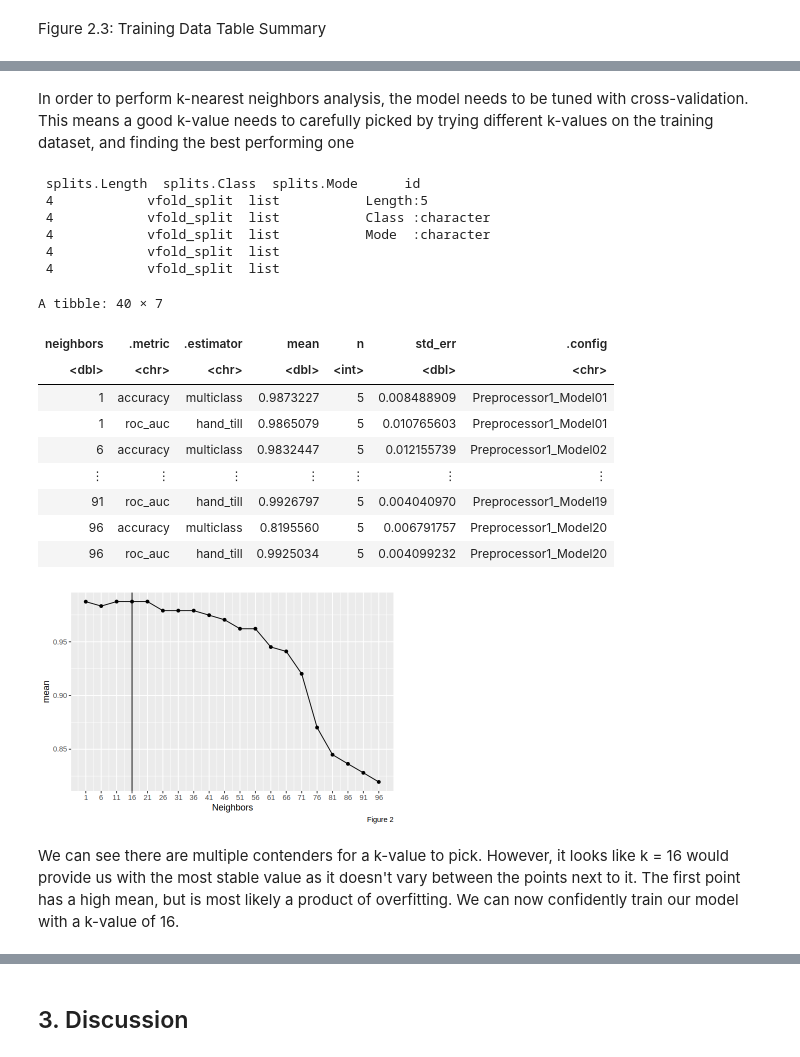
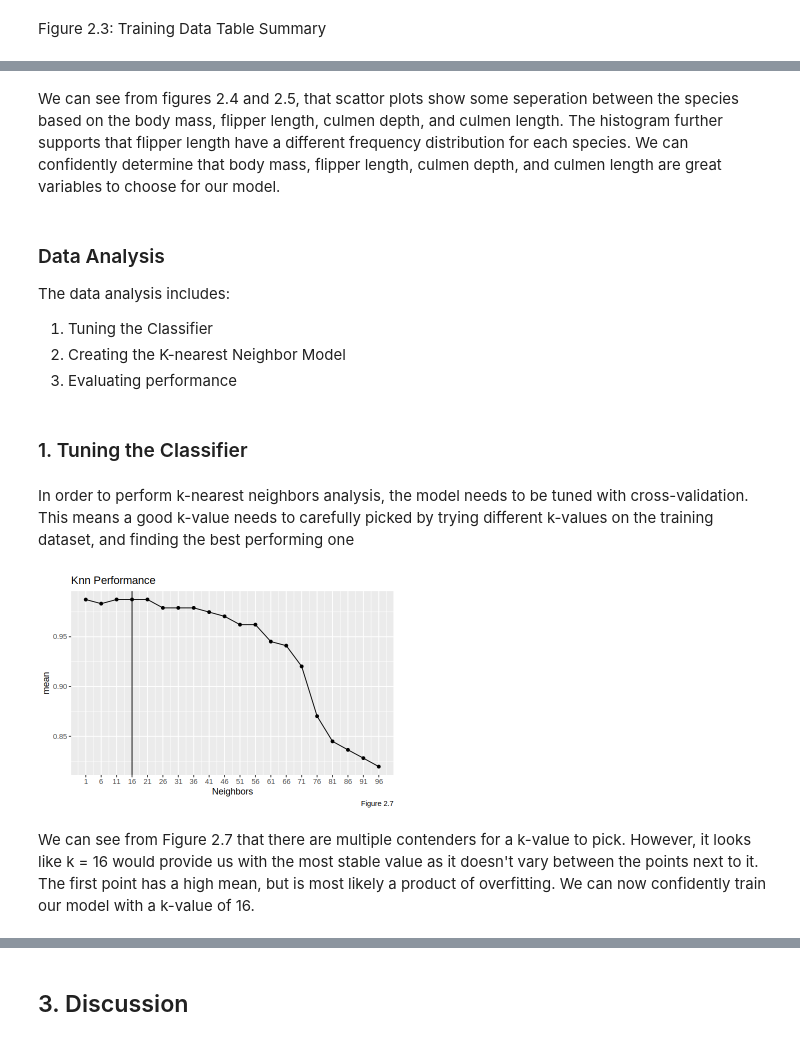
Before and after one commit to matthewsans/DCSI-100-group-project, a Jupyter notebook: Final Final.ipynb, the cells around one changed output, grey strips where cells are left out. Drawn from its saved outputs; the diff is of its cells as text; code cells hidden in the pictures.

```diff
--- a/Final Final.ipynb
+++ b/Final Final.ipynb
@@ -201,3 +210,13 @@ penguin_visual3
+# %% [markdown]
+We can see from figures 2.4 and 2.5, that scattor plots show some seperation between the species based on the body mass, flipper length, culmen depth, and culmen length. The histogram further supports that flipper length have a different frequency distribution for each species. We can confidently determine that body mass, flipper length, culmen depth, and culmen length are great variables to choose for our model.
+# %% [markdown]
+### Data Analysis
+The data analysis includes:
+1. Tuning the Classifier
+2. Creating the K-nearest Neighbor Model
+3. Evaluating performance
+# %% [markdown]
+### 1. Tuning the Classifier
 # %% [markdown]
 In order to perform k-nearest neighbors analysis, the model needs to be tuned with cross-validation. This means a good k-value needs to carefully picked by trying different k-values on the training dataset, and finding the best performing one
 # %%
@@ -210,52 +229,34 @@ new_penguin_plot <- ggplot(penguin_training, aes(x = island, colour = species))
                            geom_bar()
 k_vals <- tibble(neighbors = seq(from = 1, to = 100, by = 5))
 
 penguin_vfold <- vfold_cv(penguin_training, v = 5, strata = species)
 
 penguin_spec <- nearest_neighbor(weight_func = "rectangular", neighbors = tune()) |>
   set_engine("kknn") |>
   set_mode("classification")
 
 penguin_recipe <- recipe(species ~ ., data = penguin_training) |>
     step_center(all_predictors()) |>
     step_scale(all_predictors())
 #Cross-validation
 penguin_fit <- workflow() |>
     add_recipe(penguin_recipe) |>
     add_model(penguin_spec) |>
     tune_grid(resamples = penguin_vfold, grid = k_vals ) |>
     collect_metrics()
 
 options(repr.plot.width = 6, repr.plot.height = 4)
 nn_plot <- penguin_fit |>
     filter(.metric == "accuracy") |>
     ggplot(aes(x = neighbors, y = mean)) +
            geom_line() +
            geom_point() +
            geom_vline(xintercept = 16) +
            scale_x_continuous(breaks = seq(1, 100, by = 5)) +
-           labs(x = "Neighbors", y = "mean", caption = "Figure 2")
+           labs(x = "Neighbors", y = "mean", caption = "Figure 2.7", title = "Knn Performance")
 
-summary(penguin_vfold)
-penguin_fit
 nn_plot
 # %% [output]
- splits.Length  splits.Class  splits.Mode      id
- 4            vfold_split  list           Length:5
- 4            vfold_split  list           Class :character
- 4            vfold_split  list           Mode  :character
- 4            vfold_split  list
- 4            vfold_split  list
-A tibble: 40 × 7
-| neighbors | .metric | .estimator | mean | n | std_err | .config |
-| <dbl> | <chr> | <chr> | <dbl> | <int> | <dbl> | <chr> |
-| 1 | accuracy | multiclass | 0.9873227 | 5 | 0.008488909 | Preprocessor1_Model01 |
-| 1 | roc_auc | hand_till | 0.9865079 | 5 | 0.010765603 | Preprocessor1_Model01 |
-| 6 | accuracy | multiclass | 0.9832447 | 5 | 0.012155739 | Preprocessor1_Model02 |
-| ⋮ | ⋮ | ⋮ | ⋮ | ⋮ | ⋮ | ⋮ |
-| 91 | roc_auc | hand_till | 0.9926797 | 5 | 0.004040970 | Preprocessor1_Model19 |
-| 96 | accuracy | multiclass | 0.8195560 | 5 | 0.006791757 | Preprocessor1_Model20 |
-| 96 | roc_auc | hand_till | 0.9925034 | 5 | 0.004099232 | Preprocessor1_Model20 |
-[figure, old version]
+[figure, new version]
 # %% [markdown]
-We can see there are multiple contenders for a k-value to pick. However, it looks like k = 16 would provide us with the most stable value as it doesn't vary between the points next to it. The first point has a high mean, but is most likely a product of overfitting. We can now confidently train our model with a k-value of 16.
+We can see from Figure 2.7 that there are multiple contenders for a k-value to pick. However, it looks like k = 16 would provide us with the most stable value as it doesn't vary between the points next to it. The first point has a high mean, but is most likely a product of overfitting. We can now confidently train our model with a k-value of 16.
```
Also changed, not shown: parts of 14 cells of this notebook.
